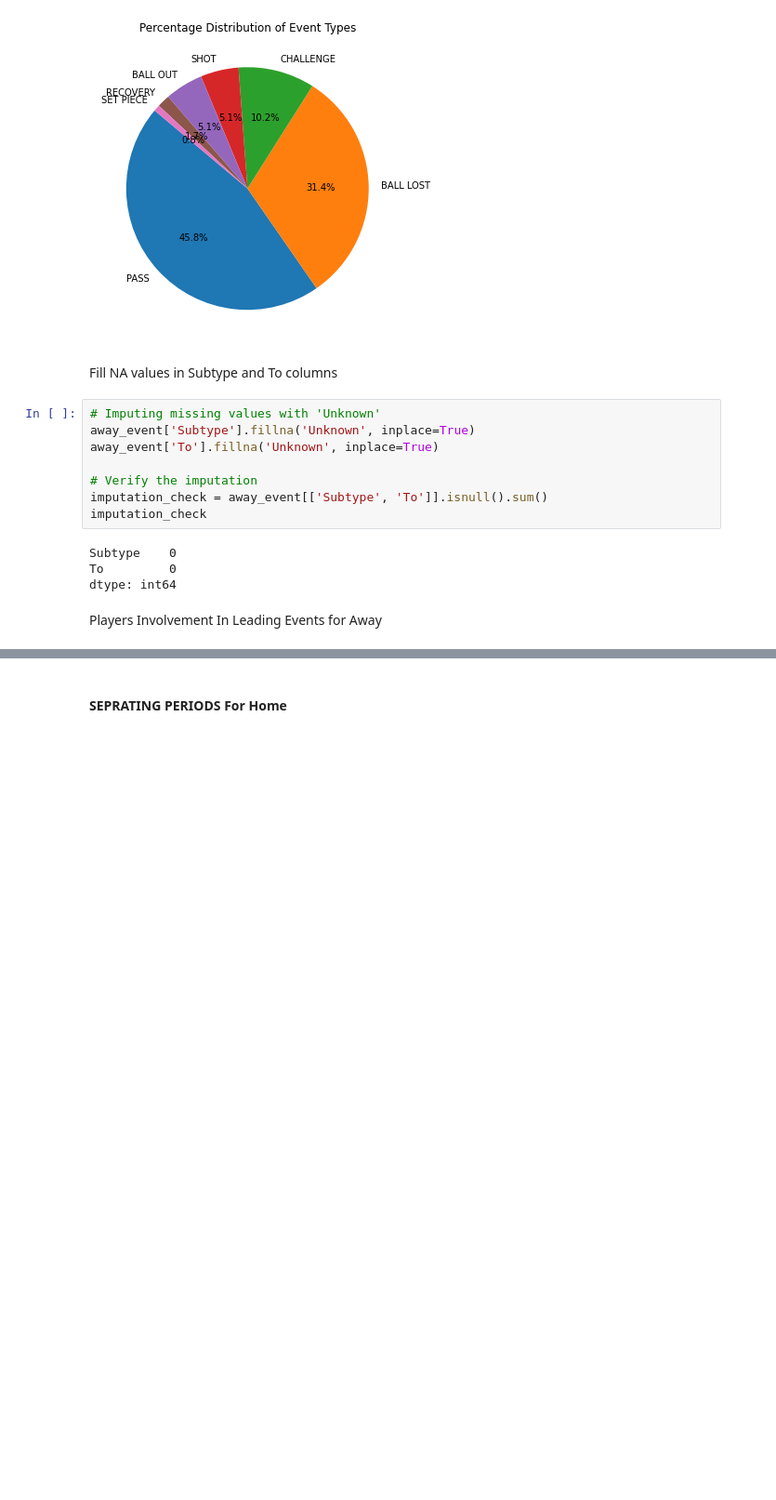
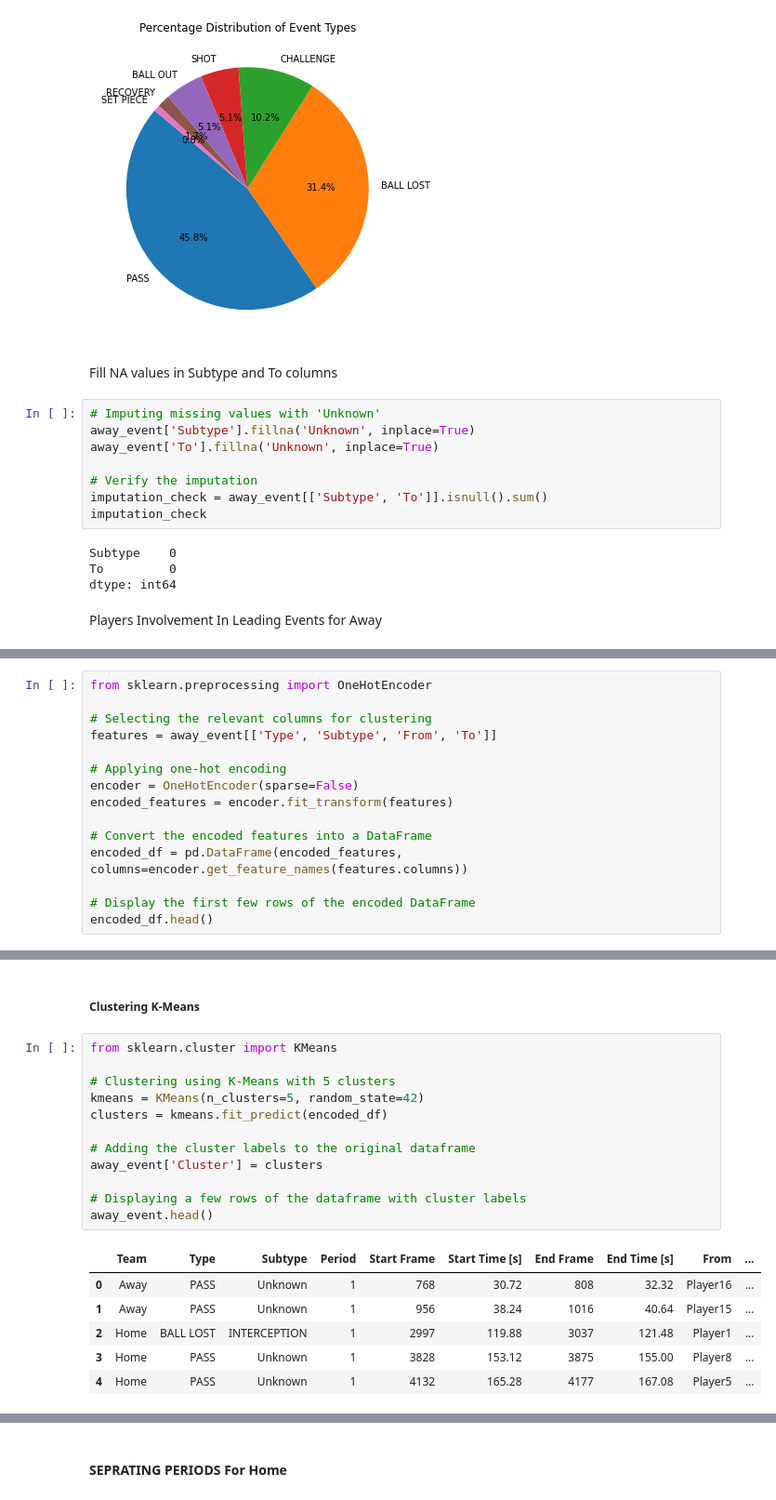
Before and after one commit to nahiid/Soccer-High-Pressure-Moments, a Jupyter notebook: src/high_pre_soccer.ipynb, the cells around one changed output, grey strips where cells are left out. Shown: that part at 93% size. Cells and saved outputs as stored; diff of their text form; blank space fills up the shorter version.

```diff
--- a/src/high_pre_soccer.ipynb
+++ b/src/high_pre_soccer.ipynb
@@ -498,0 +502,15 @@ plt.show()
+# %%
+from sklearn.preprocessing import OneHotEncoder
+
+# Selecting the relevant columns for clustering
+features = away_event[['Type', 'Subtype', 'From', 'To']]
+
+# Applying one-hot encoding
+encoder = OneHotEncoder(sparse=False)
+encoded_features = encoder.fit_transform(features)
+
+# Convert the encoded features into a DataFrame
+encoded_df = pd.DataFrame(encoded_features, columns=encoder.get_feature_names(features.columns))
+
+# Display the first few rows of the encoded DataFrame
+encoded_df.head()
@@ -498,0 +524,21 @@ plt.show()
+# %% [markdown]
+##### Clustering K-Means
+# %%
+from sklearn.cluster import KMeans
+
+# Clustering using K-Means with 5 clusters
+kmeans = KMeans(n_clusters=5, random_state=42)
+clusters = kmeans.fit_predict(encoded_df)
+
+# Adding the cluster labels to the original dataframe
+away_event['Cluster'] = clusters
+
+# Displaying a few rows of the dataframe with cluster labels
+away_event.head()
+# %% [output]
+|  | Team | Type | Subtype | Period | Start Frame | Start Time [s] | End Frame | End Time [s] | From | ... |
+| 0 | Away | PASS | Unknown | 1 | 768 | 30.72 | 808 | 32.32 | Player16 | ... |
+| 1 | Away | PASS | Unknown | 1 | 956 | 38.24 | 1016 | 40.64 | Player15 | ... |
+| 2 | Home | BALL LOST | INTERCEPTION | 1 | 2997 | 119.88 | 3037 | 121.48 | Player1 | ... |
+| 3 | Home | PASS | Unknown | 1 | 3828 | 153.12 | 3875 | 155.00 | Player8 | ... |
+| 4 | Home | PASS | Unknown | 1 | 4132 | 165.28 | 4177 | 167.08 | Player5 | ... |
```
Also changed, not shown: parts of 27 cells of this notebook.
